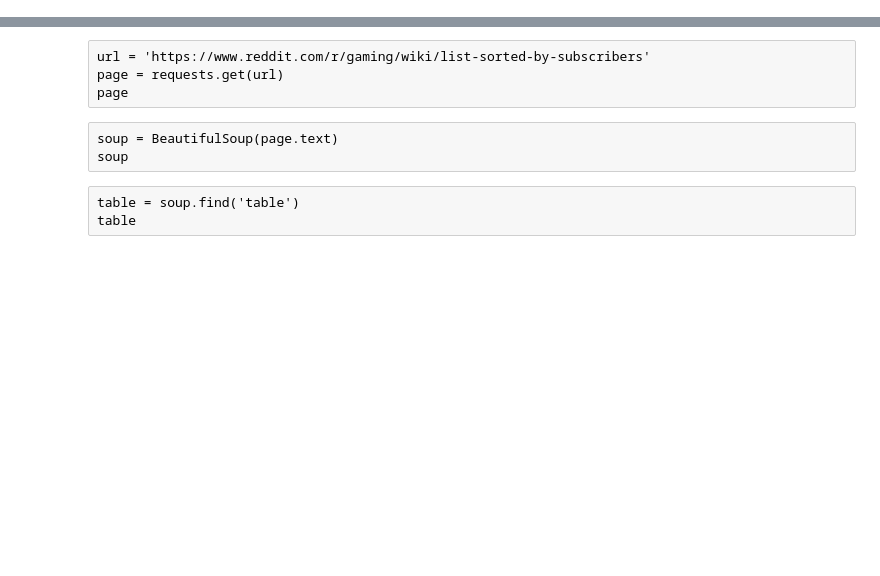
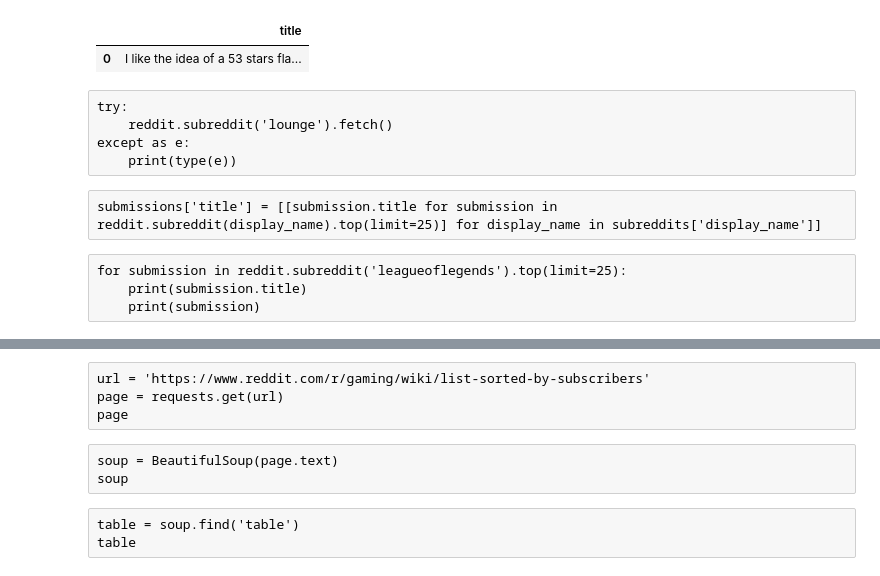
Before and after one commit to ianad/sm-reddit, a Jupyter notebook: work/get_subreddit_info.ipynb, the cells around one changed output, grey strips where cells are left out. Cells and saved outputs as stored; diff of their text form; code cells hidden in the pictures; blank space fills up the shorter version.

```diff
--- a/work/get_subreddit_info.ipynb
+++ b/work/get_subreddit_info.ipynb
@@ -17,0 +198,3 @@ table = tables[0]
+# %%
+submissions = df
+submissions.head()
@@ -17,0 +244,4 @@ table = tables[0]
+# %%
+display_name = 'leagueoflegends'
+for submission in reddit.subreddit(display_name).hot(limit=25):
+    print((submission.title, submission.author, submission.score, submission.id, submission.name))
@@ -17,0 +273,8 @@ table = tables[0]
+# %%
+for display_name in subreddits['display_name']:
+    subreddit = reddit.subreddit(display_name)
+    try:
+        new_submissions = [submission.title for submission in subreddit.top(limit=1)]
+        submissions['title'] = submissions['title'].append(pd.Series(new_submissions), ignore_index=True)
+    except Exception as e:
+        print(display_name, e)
@@ -17,0 +292,18 @@ table = tables[0]
+# %%
+submissions['title'] = submissions['title'].append(pd.Series([s.title for s in reddit.subreddit('HelloInternet').top(limit=1)]), ignore_index=True)
+# %%
+submissions
+# %% [output]
+|  | title |
+| 0 | I like the idea of a 53 stars fla... |
+# %% [raw]
+try:
+    reddit.subreddit('lounge').fetch()
+except as e:
+    print(type(e))
+# %% [raw]
+submissions['title'] = [[submission.title for submission in reddit.subreddit(display_name).top(limit=25)] for display_name in subreddits['display_name']]
+# %% [raw]
+for submission in reddit.subreddit('leagueoflegends').top(limit=25):
+    print(submission.title)
+    print(submission)
```
Also changed, not shown: parts of 50 cells of this notebook.
